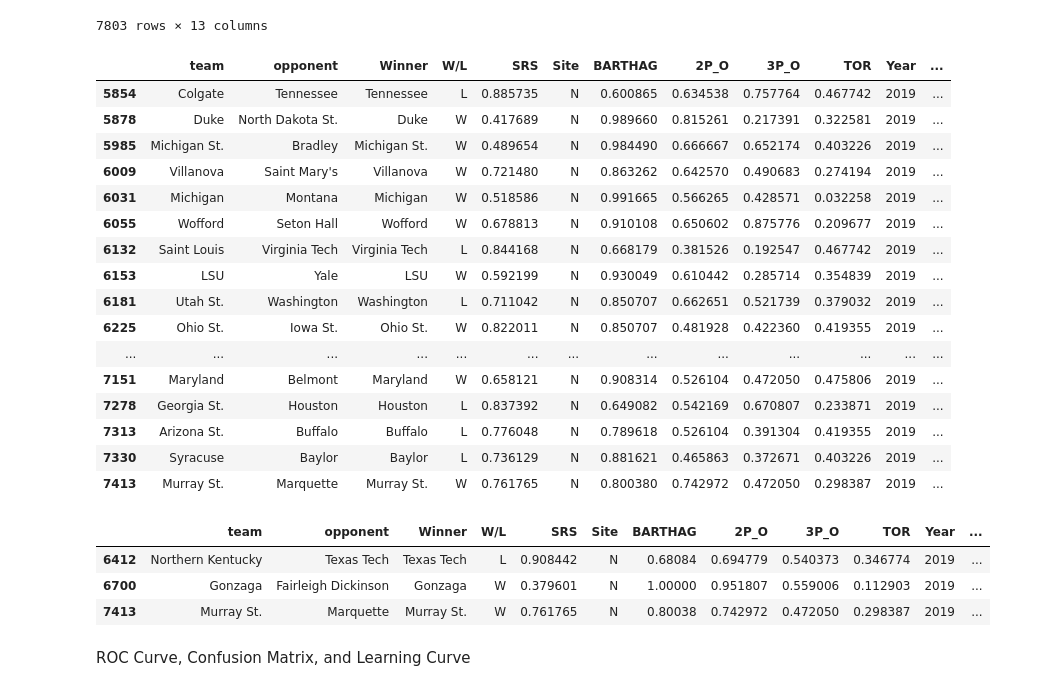
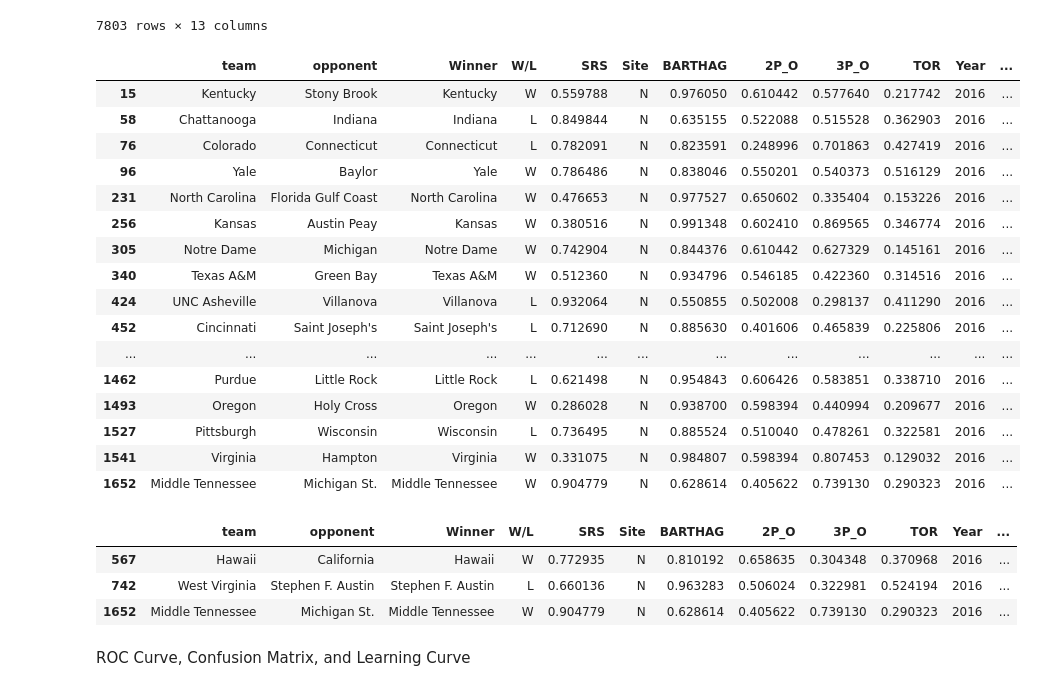
Before and after one commit to ktian9/svm-cs490, a Jupyter notebook: svm_notebook_v2.ipynb, the cells around one changed output. Cells and saved outputs as stored; diff of their text form; code cells hidden in the pictures.

```diff
--- a/svm_notebook_v2.ipynb
+++ b/svm_notebook_v2.ipynb
@@ -400,29 +400,33 @@ save
 | 7802 | UT Arlington | Georgia St. | Georgia St. | L | 0.535799 | N | 0.548955 | 0.409639 | 0.198758 | 0.548387 | 2019 | ... |
 7803 rows × 13 columns
 # %%
-check = save[(save['Year'] == 2019) & (save['Type']=='NCAA')]
 
-check = check.loc[(check["Date"] == "2019-03-21") | (check["Date"] == "2019-03-22")]
+
+check = save[(save['Year'] == year_to_examine) & (save['Type']=='NCAA')]
+
+if (restrict_to_first_round == True):
+    date_tuple = dates[str(year_to_examine)]
+    check = check.loc[(check["Date"] == date_tuple[0]) | (check["Date"] == date_tuple[1])]
 
 check
 # %% [output]
 |  | team | opponent | Winner | W/L | SRS | Site | BARTHAG | 2P_O | 3P_O | TOR | Year | ... |
-| 5854 | Colgate | Tennessee | Tennessee | L | 0.885735 | N | 0.600865 | 0.634538 | 0.757764 | 0.467742 | 2019 | ... |
-| 5878 | Duke | North Dakota St. | Duke | W | 0.417689 | N | 0.989660 | 0.815261 | 0.217391 | 0.322581 | 2019 | ... |
-| 5985 | Michigan St. | Bradley | Michigan St. | W | 0.489654 | N | 0.984490 | 0.666667 | 0.652174 | 0.403226 | 2019 | ... |
-| 6009 | Villanova | Saint Mary's | Villanova | W | 0.721480 | N | 0.863262 | 0.642570 | 0.490683 | 0.274194 | 2019 | ... |
-| 6031 | Michigan | Montana | Michigan | W | 0.518586 | N | 0.991665 | 0.566265 | 0.428571 | 0.032258 | 2019 | ... |
-| 6055 | Wofford | Seton Hall | Wofford | W | 0.678813 | N | 0.910108 | 0.650602 | 0.875776 | 0.209677 | 2019 | ... |
-| 6132 | Saint Louis | Virginia Tech | Virginia Tech | L | 0.844168 | N | 0.668179 | 0.381526 | 0.192547 | 0.467742 | 2019 | ... |
-| 6153 | LSU | Yale | LSU | W | 0.592199 | N | 0.930049 | 0.610442 | 0.285714 | 0.354839 | 2019 | ... |
-| 6181 | Utah St. | Washington | Washington | L | 0.711042 | N | 0.850707 | 0.662651 | 0.521739 | 0.379032 | 2019 | ... |
-| 6225 | Ohio St. | Iowa St. | Ohio St. | W | 0.822011 | N | 0.850707 | 0.481928 | 0.422360 | 0.419355 | 2019 | ... |
+| 15 | Kentucky | Stony Brook | Kentucky | W | 0.559788 | N | 0.976050 | 0.610442 | 0.577640 | 0.217742 | 2016 | ... |
+| 58 | Chattanooga | Indiana | Indiana | L | 0.849844 | N | 0.635155 | 0.522088 | 0.515528 | 0.362903 | 2016 | ... |
+| 76 | Colorado | Connecticut | Connecticut | L | 0.782091 | N | 0.823591 | 0.248996 | 0.701863 | 0.427419 | 2016 | ... |
+| 96 | Yale | Baylor | Yale | W | 0.786486 | N | 0.838046 | 0.550201 | 0.540373 | 0.516129 | 2016 | ... |
+| 231 | North Carolina | Florida Gulf Coast | North Carolina | W | 0.476653 | N | 0.977527 | 0.650602 | 0.335404 | 0.153226 | 2016 | ... |
+| 256 | Kansas | Austin Peay | Kansas | W | 0.380516 | N | 0.991348 | 0.602410 | 0.869565 | 0.346774 | 2016 | ... |
+| 305 | Notre Dame | Michigan | Notre Dame | W | 0.742904 | N | 0.844376 | 0.610442 | 0.627329 | 0.145161 | 2016 | ... |
+| 340 | Texas A&M | Green Bay | Texas A&M | W | 0.512360 | N | 0.934796 | 0.546185 | 0.422360 | 0.314516 | 2016 | ... |
+| 424 | UNC Asheville | Villanova | Villanova | L | 0.932064 | N | 0.550855 | 0.502008 | 0.298137 | 0.411290 | 2016 | ... |
+| 452 | Cincinnati | Saint Joseph's | Saint Joseph's | L | 0.712690 | N | 0.885630 | 0.401606 | 0.465839 | 0.225806 | 2016 | ... |
 | ... | ... | ... | ... | ... | ... | ... | ... | ... | ... | ... | ... | ... |
-| 7151 | Maryland | Belmont | Maryland | W | 0.658121 | N | 0.908314 | 0.526104 | 0.472050 | 0.475806 | 2019 | ... |
-| 7278 | Georgia St. | Houston | Houston | L | 0.837392 | N | 0.649082 | 0.542169 | 0.670807 | 0.233871 | 2019 | ... |
-| 7313 | Arizona St. | Buffalo | Buffalo | L | 0.776048 | N | 0.789618 | 0.526104 | 0.391304 | 0.419355 | 2019 | ... |
-| 7330 | Syracuse | Baylor | Baylor | L | 0.736129 | N | 0.881621 | 0.465863 | 0.372671 | 0.403226 | 2019 | ... |
-| 7413 | Murray St. | Marquette | Murray St. | W | 0.761765 | N | 0.800380 | 0.742972 | 0.472050 | 0.298387 | 2019 | ... |
+| 1462 | Purdue | Little Rock | Little Rock | L | 0.621498 | N | 0.954843 | 0.606426 | 0.583851 | 0.338710 | 2016 | ... |
+| 1493 | Oregon | Holy Cross | Oregon | W | 0.286028 | N | 0.938700 | 0.598394 | 0.440994 | 0.209677 | 2016 | ... |
+| 1527 | Pittsburgh | Wisconsin | Wisconsin | L | 0.736495 | N | 0.885524 | 0.510040 | 0.478261 | 0.322581 | 2016 | ... |
+| 1541 | Virginia | Hampton | Virginia | W | 0.331075 | N | 0.984807 | 0.598394 | 0.807453 | 0.129032 | 2016 | ... |
+| 1652 | Middle Tennessee | Michigan St. | Middle Tennessee | W | 0.904779 | N | 0.628614 | 0.405622 | 0.739130 | 0.290323 | 2016 | ... |
 # %%
 check['pred'] = t['pred'].tolist()
 check['actual'] = t['actual'].tolist()
@@ -433,9 +437,9 @@ check['actual'] = t['actual'].tolist()
 check[(check['actual'] != check['pred'])]
 # %% [output]
 |  | team | opponent | Winner | W/L | SRS | Site | BARTHAG | 2P_O | 3P_O | TOR | Year | ... |
-| 6412 | Northern Kentucky | Texas Tech | Texas Tech | L | 0.908442 | N | 0.68084 | 0.694779 | 0.540373 | 0.346774 | 2019 | ... |
-| 6700 | Gonzaga | Fairleigh Dickinson | Gonzaga | W | 0.379601 | N | 1.00000 | 0.951807 | 0.559006 | 0.112903 | 2019 | ... |
-| 7413 | Murray St. | Marquette | Murray St. | W | 0.761765 | N | 0.80038 | 0.742972 | 0.472050 | 0.298387 | 2019 | ... |
+| 567 | Hawaii | California | Hawaii | W | 0.772935 | N | 0.810192 | 0.658635 | 0.304348 | 0.370968 | 2016 | ... |
+| 742 | West Virginia | Stephen F. Austin | Stephen F. Austin | L | 0.660136 | N | 0.963283 | 0.506024 | 0.322981 | 0.524194 | 2016 | ... |
+| 1652 | Middle Tennessee | Michigan St. | Middle Tennessee | W | 0.904779 | N | 0.628614 | 0.405622 | 0.739130 | 0.290323 | 2016 | ... |
 # %% [markdown]
 ROC Curve, Confusion Matrix, and Learning Curve
 # %% [markdown]
```
Also changed, not shown: parts of 1 cell of this notebook.
